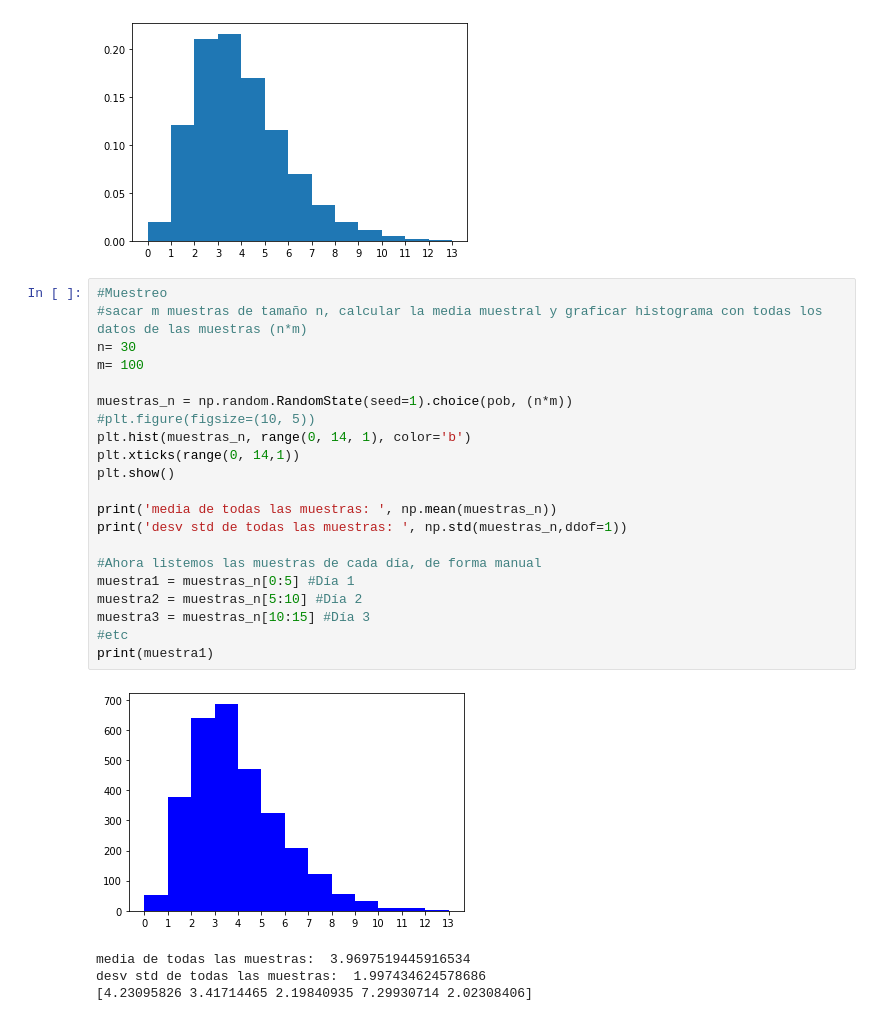
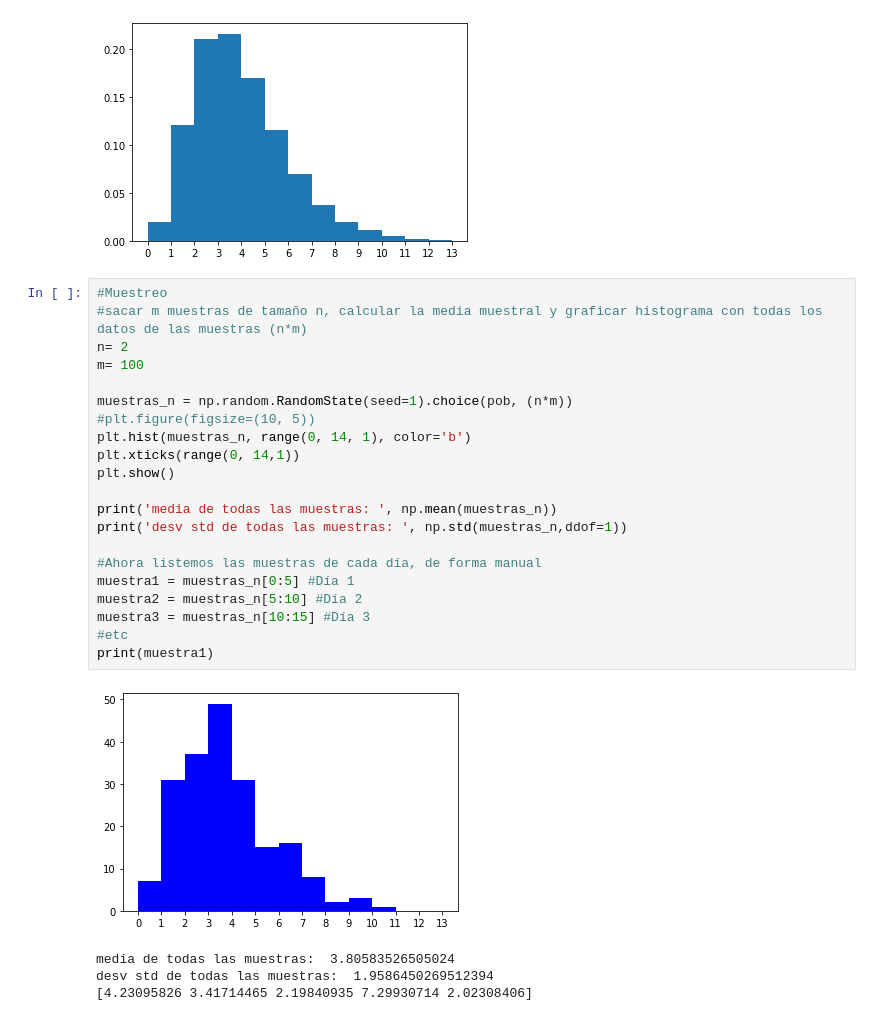
Before and after one commit to robertomoragad/Estadistica, a Jupyter notebook: Muestras_y_TLC.ipynb, the cells around one changed output. Drawn from its saved outputs; the diff is of its cells as text.

```diff
--- a/Muestras_y_TLC.ipynb
+++ b/Muestras_y_TLC.ipynb
@@ -31,28 +31,28 @@ desv.std poblacional:  1.968486388237042
 # %%
 #Muestreo
 #sacar m muestras de tamaño n, calcular la media muestral y graficar histograma con todas los datos de las muestras (n*m)
-n= 30
+n= 2
 m= 100
 
 muestras_n = np.random.RandomState(seed=1).choice(pob, (n*m))
 #plt.figure(figsize=(10, 5))
 plt.hist(muestras_n, range(0, 14, 1), color='b')
 plt.xticks(range(0, 14,1))
 plt.show()
 
 print('media de todas las muestras: ', np.mean(muestras_n))
 print('desv std de todas las muestras: ', np.std(muestras_n,ddof=1))
 
 #Ahora listemos las muestras de cada día, de forma manual
 muestra1 = muestras_n[0:5] #Día 1
 muestra2 = muestras_n[5:10] #Día 2
 muestra3 = muestras_n[10:15] #Día 3
 #etc
 print(muestra1)
 # %% [output]
-[figure, old version]
+[figure, new version]
-media de todas las muestras:  3.9697519445916534
-desv std de todas las muestras:  1.997434624578686
+media de todas las muestras:  3.80583526505024
+desv std de todas las muestras:  1.9586450269512394
 [4.23095826 3.41714465 2.19840935 7.29930714 2.02308406]
 # %%
 #Ahora listemos las muestras de forma automática
```
Also changed, not shown: parts of 4 cells of this notebook.
